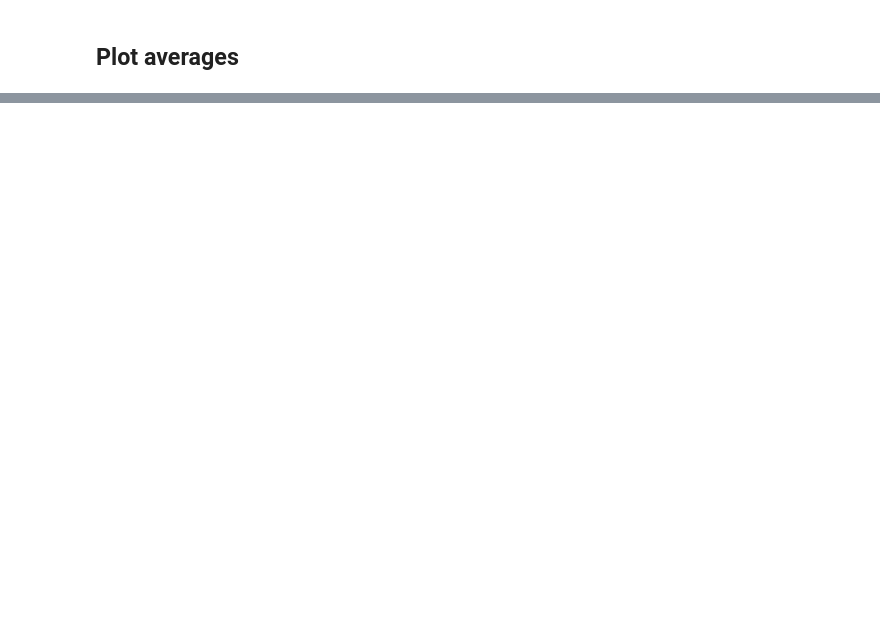
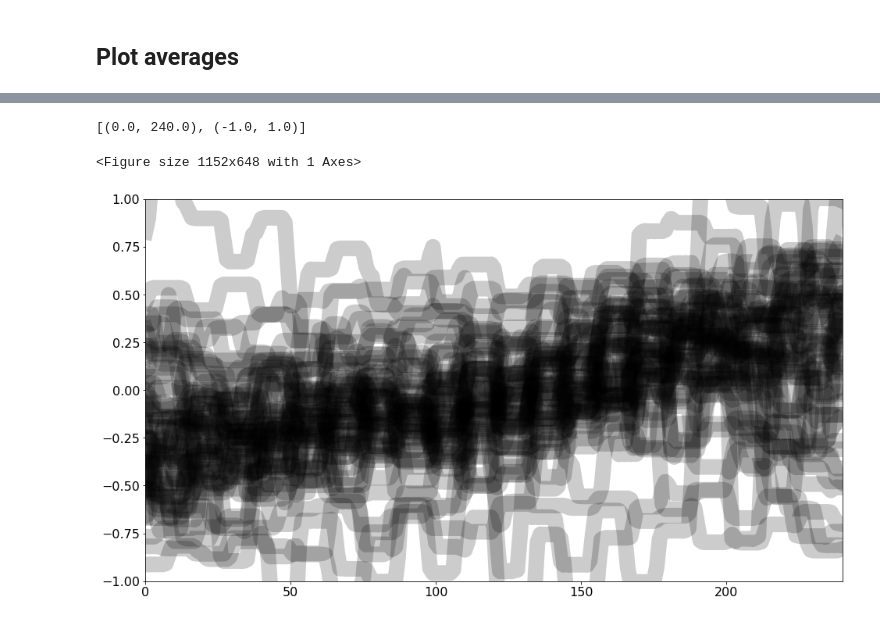
Before and after one commit to Egzona66/APA_setup, a Jupyter notebook: analysis/dlc_analysis.ipynb, the cells around one changed output, grey strips where cells are left out. Saved outputs shown, nothing was run; the diff lists cells and outputs as text; code cells hidden in the pictures; blank space fills up the shorter version.

```diff
--- a/analysis/dlc_analysis.ipynb
+++ b/analysis/dlc_analysis.ipynb
@@ -394,0 +531,25 @@ No artists with labels found to put in legend.  Note that artists whose label st
+# %%
+f, ax = plt.subplots(figsize=(16, 9))
+
+
+for i in range(COGs.shape[-1]):
+    y = rolling_mean(COGs[:, 1, i], 1)
+
+
+
+    ax.plot(
+        y,
+        color='k', alpha=.2, lw=20, zorder=-1
+    )
+
+# ax.axvline(np.mean(flat_starts))
+# ax.axvline(np.mean(flat_stops))
+
+
+ax.set(xlim=[0, 240], ylim=[-1, 1])
+    # if i == 5:
+    #     break
+# %% [output]
+[(0.0, 240.0), (-1.0, 1.0)]
+<Figure size 1152x648 with 1 Axes>
+[figure, added]
```
Also changed, not shown: parts of 15 cells of this notebook, 7 other files.
